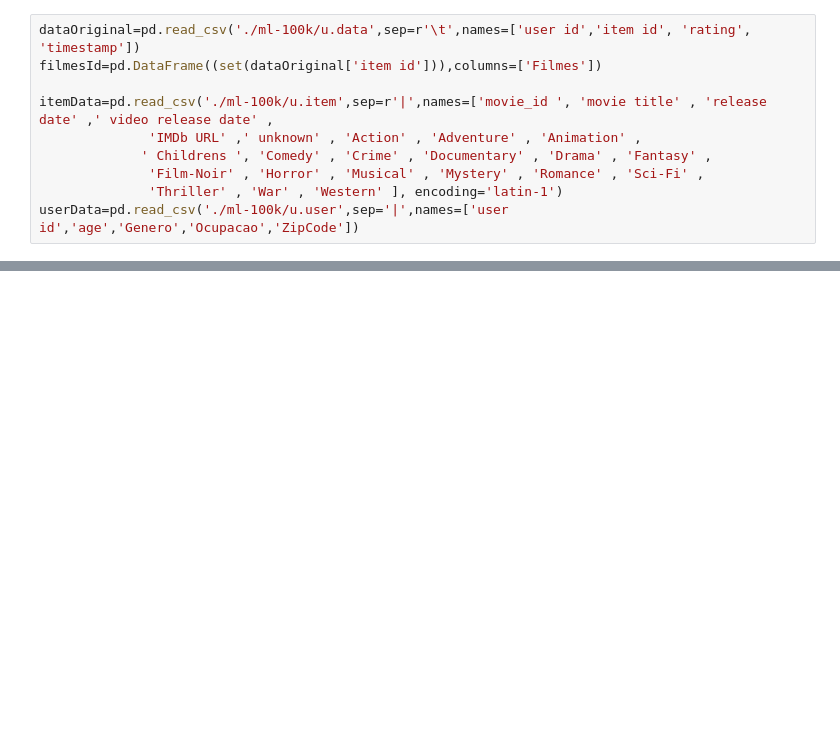
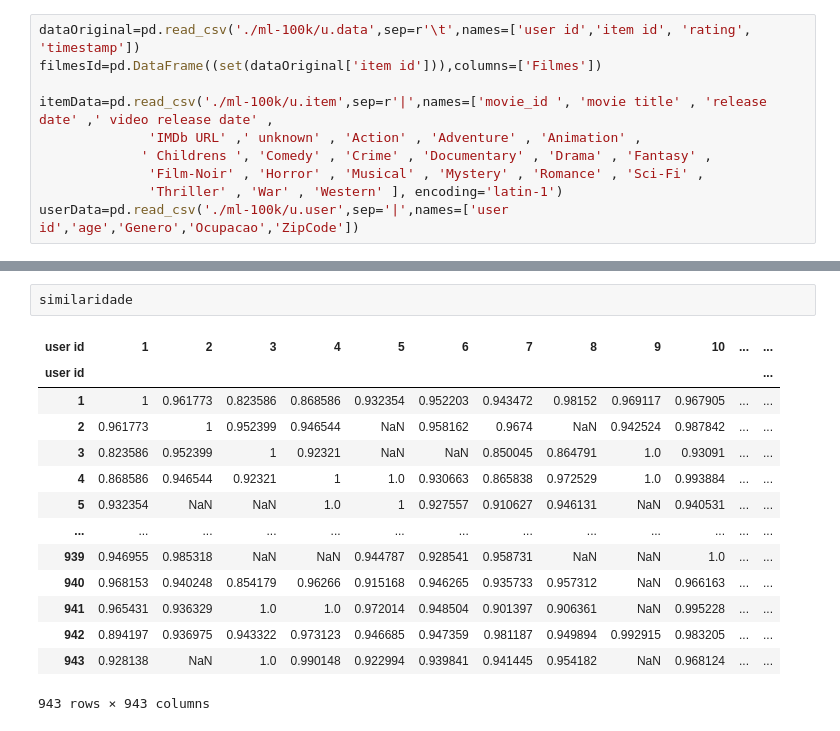
Before and after one commit to Lacerdajp/Benchmark_For_SystemRecommendation, a Jupyter notebook: MyAPI.ipynb, the cells around one changed output, grey strips where cells are left out. Cells and saved outputs as stored; diff of their text form; blank space fills up the shorter version.

```diff
--- a/MyAPI.ipynb
+++ b/MyAPI.ipynb
@@ -156,0 +165,17 @@ y_test_predict
+# %%
+similaridade
+# %% [output]
+| user id | 1 | 2 | 3 | 4 | 5 | 6 | 7 | 8 | 9 | 10 | ... | ... |
+| user id |  |  |  |  |  |  |  |  |  |  |  | ... |
+| 1 | 1 | 0.961773 | 0.823586 | 0.868586 | 0.932354 | 0.952203 | 0.943472 | 0.98152 | 0.969117 | 0.967905 | ... | ... |
+| 2 | 0.961773 | 1 | 0.952399 | 0.946544 | NaN | 0.958162 | 0.9674 | NaN | 0.942524 | 0.987842 | ... | ... |
+| 3 | 0.823586 | 0.952399 | 1 | 0.92321 | NaN | NaN | 0.850045 | 0.864791 | 1.0 | 0.93091 | ... | ... |
+| 4 | 0.868586 | 0.946544 | 0.92321 | 1 | 1.0 | 0.930663 | 0.865838 | 0.972529 | 1.0 | 0.993884 | ... | ... |
+| 5 | 0.932354 | NaN | NaN | 1.0 | 1 | 0.927557 | 0.910627 | 0.946131 | NaN | 0.940531 | ... | ... |
+| ... | ... | ... | ... | ... | ... | ... | ... | ... | ... | ... | ... | ... |
+| 939 | 0.946955 | 0.985318 | NaN | NaN | 0.944787 | 0.928541 | 0.958731 | NaN | NaN | 1.0 | ... | ... |
+| 940 | 0.968153 | 0.940248 | 0.854179 | 0.96266 | 0.915168 | 0.946265 | 0.935733 | 0.957312 | NaN | 0.966163 | ... | ... |
+| 941 | 0.965431 | 0.936329 | 1.0 | 1.0 | 0.972014 | 0.948504 | 0.901397 | 0.906361 | NaN | 0.995228 | ... | ... |
+| 942 | 0.894197 | 0.936975 | 0.943322 | 0.973123 | 0.946685 | 0.947359 | 0.981187 | 0.949894 | 0.992915 | 0.983205 | ... | ... |
+| 943 | 0.928138 | NaN | 1.0 | 0.990148 | 0.922994 | 0.939841 | 0.941445 | 0.954182 | NaN | 0.968124 | ... | ... |
+943 rows × 943 columns
```
Also changed, not shown: parts of 8 cells of this notebook.
